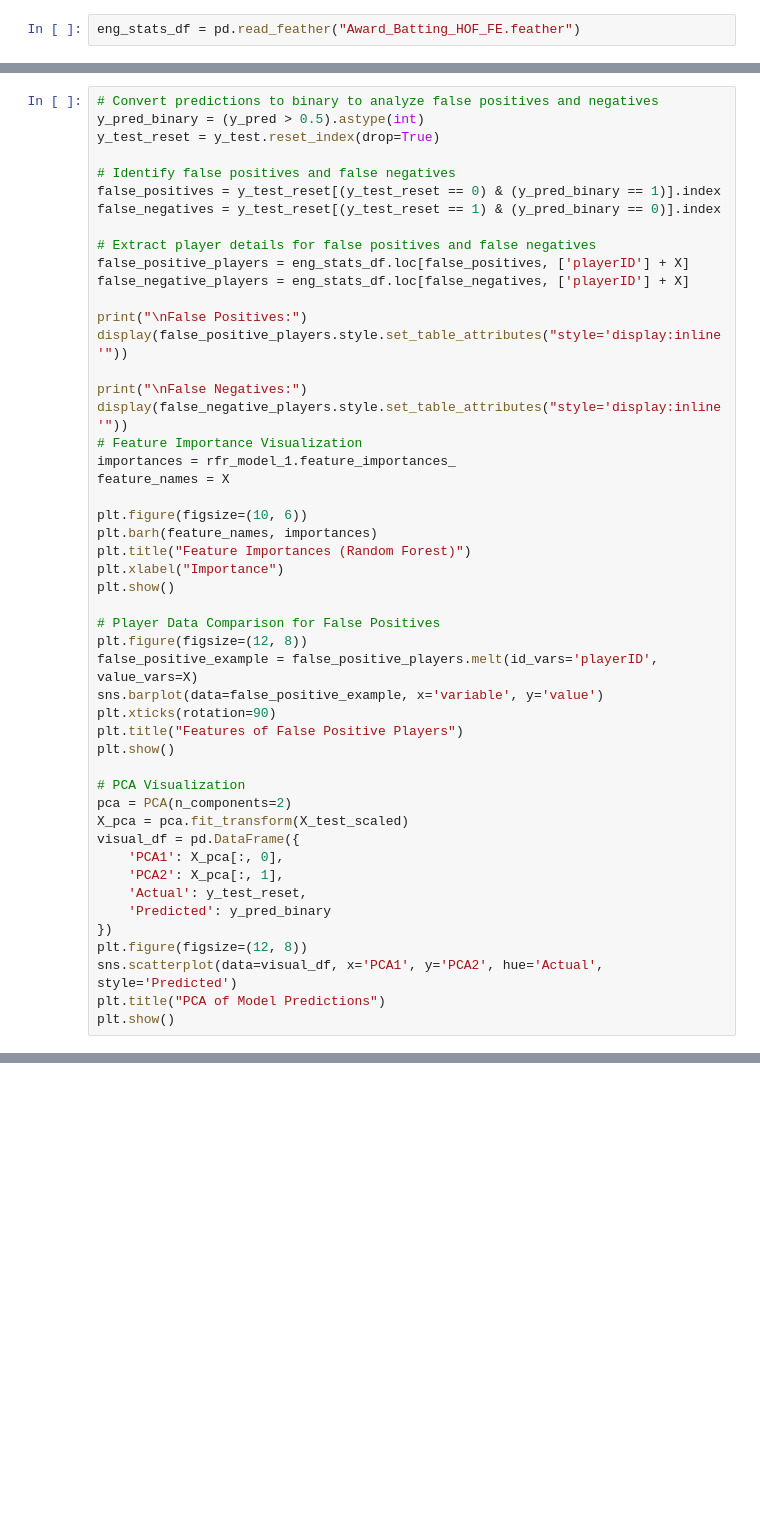
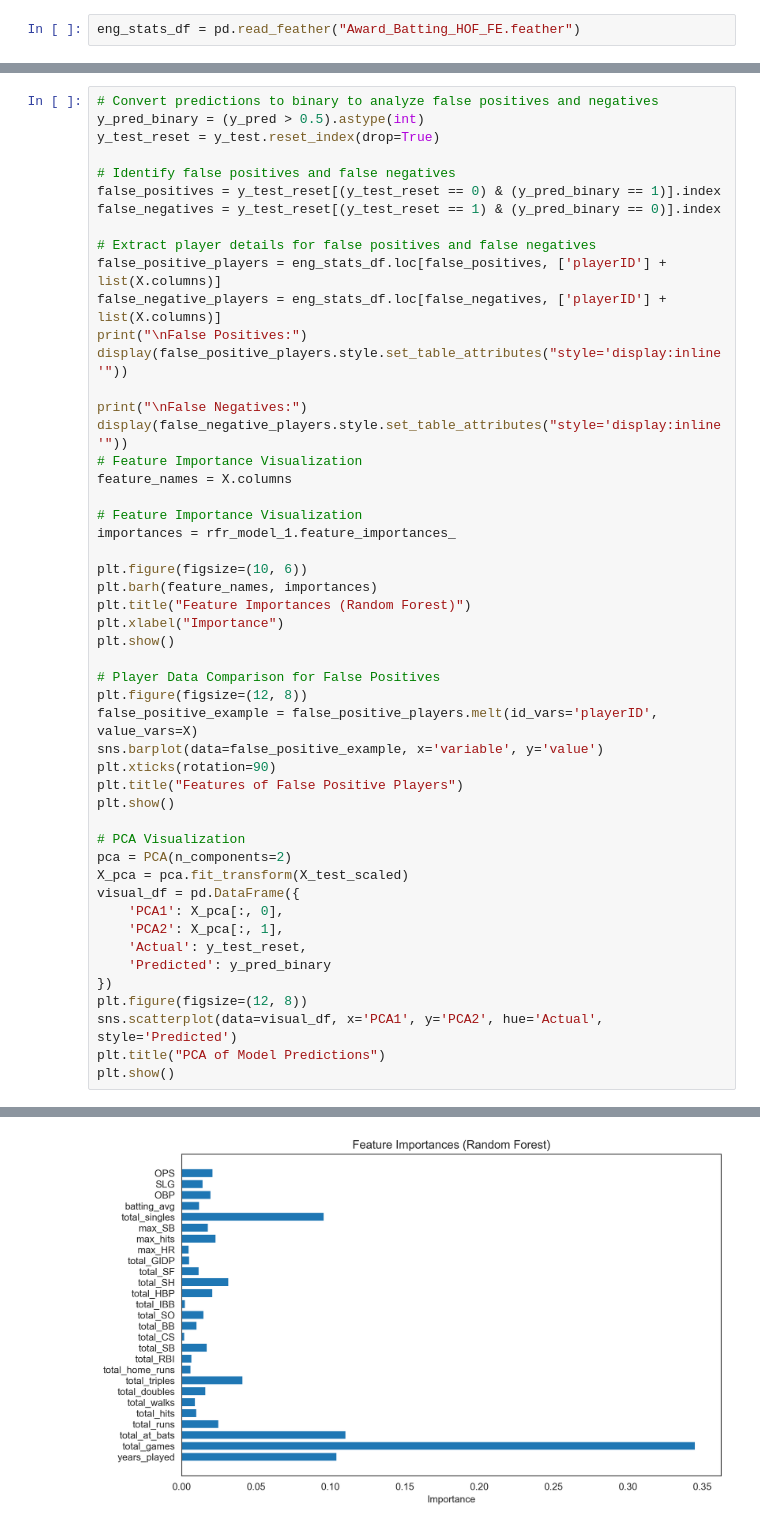
Before and after one commit to troopchris/csc5610base, a Jupyter notebook: GroupProjectM6/Troop_RandomForest_Model.ipynb, the cells around one changed output, grey strips where cells are left out. Cells and saved outputs as stored; diff of their text form; blank space fills up the shorter version.

```diff
--- a/GroupProjectM6/Troop_RandomForest_Model.ipynb
+++ b/GroupProjectM6/Troop_RandomForest_Model.ipynb
@@ -112,17 +112,18 @@ false_positives = y_test_reset[(y_test_reset == 0) & (y_pred_binary == 1)].index
 false_negatives = y_test_reset[(y_test_reset == 1) & (y_pred_binary == 0)].index
 
 # Extract player details for false positives and false negatives
-false_positive_players = eng_stats_df.loc[false_positives, ['playerID'] + X]
-false_negative_players = eng_stats_df.loc[false_negatives, ['playerID'] + X]
-
+false_positive_players = eng_stats_df.loc[false_positives, ['playerID'] + list(X.columns)]
+false_negative_players = eng_stats_df.loc[false_negatives, ['playerID'] + list(X.columns)]
 print("\nFalse Positives:")
 display(false_positive_players.style.set_table_attributes("style='display:inline'"))
 
 print("\nFalse Negatives:")
 display(false_negative_players.style.set_table_attributes("style='display:inline'"))
 # Feature Importance Visualization
+feature_names = X.columns
+
+# Feature Importance Visualization
 importances = rfr_model_1.feature_importances_
-feature_names = X
 
 plt.figure(figsize=(10, 6))
 plt.barh(feature_names, importances)
@@ -155,0 +160 @@ ValueError: Unable to coerce to Series, length must be 27: given 1
+[figure, added]
```
Also changed, not shown: parts of 4 cells of this notebook.
